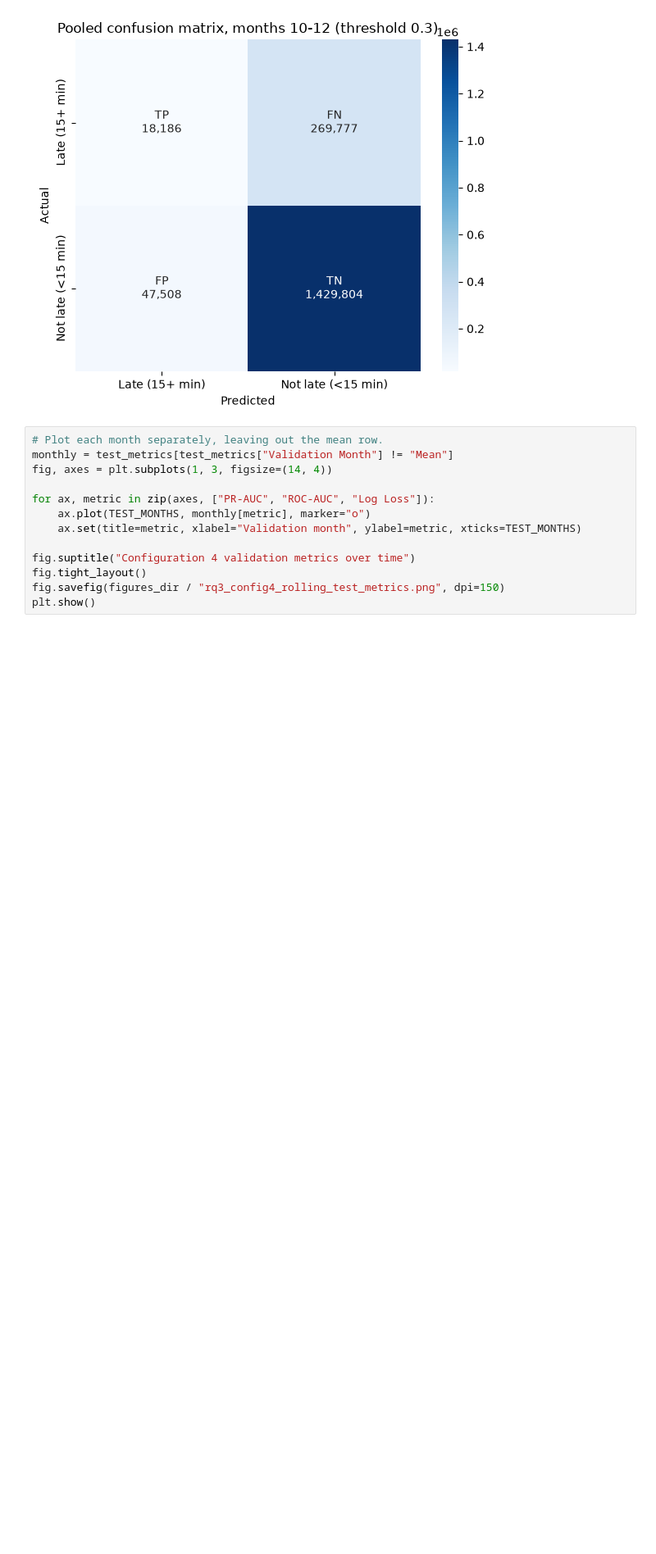
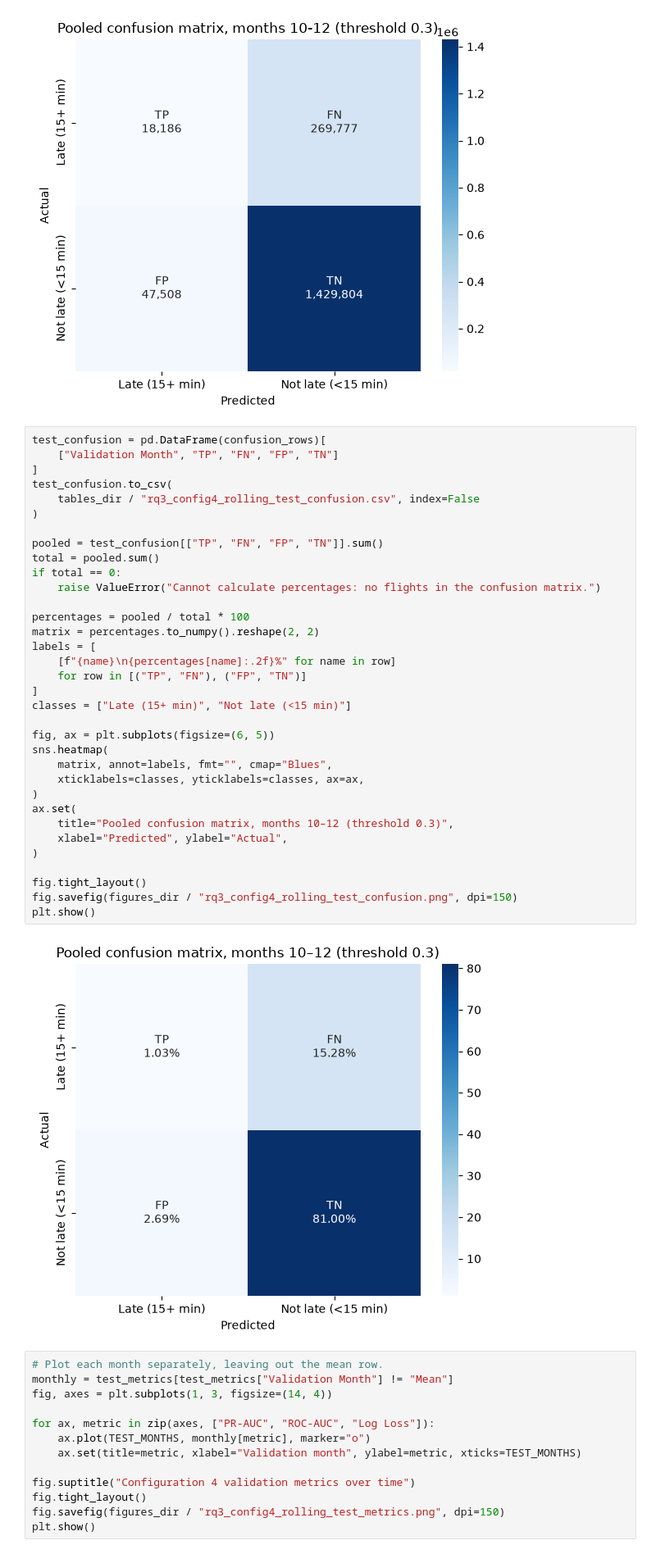
Before and after one commit to Smaash7/ComputationalToolsForDS, a Jupyter notebook: notebooks/04b_predicting_delays.ipynb, the cells around one changed output. Shown at 82% size. Cells and saved outputs as stored; diff of their text form; blank space fills up the shorter version.

```diff
--- a/notebooks/04b_predicting_delays.ipynb
+++ b/notebooks/04b_predicting_delays.ipynb
@@ -1037,6 +1037,42 @@ fig.savefig(figures_dir / "rq3_config4_rolling_test_confusion.png", dpi=150)
 plt.show()
 # %% [output]
 [figure]
+# %%
+test_confusion = pd.DataFrame(confusion_rows)[
+    ["Validation Month", "TP", "FN", "FP", "TN"]
+]
+test_confusion.to_csv(
+    tables_dir / "rq3_config4_rolling_test_confusion.csv", index=False
+)
+
+pooled = test_confusion[["TP", "FN", "FP", "TN"]].sum()
+total = pooled.sum()
+if total == 0:
+    raise ValueError("Cannot calculate percentages: no flights in the confusion matrix.")
+
+percentages = pooled / total * 100
+matrix = percentages.to_numpy().reshape(2, 2)
+labels = [
+    [f"{name}\n{percentages[name]:.2f}%" for name in row]
+    for row in [("TP", "FN"), ("FP", "TN")]
+]
+classes = ["Late (15+ min)", "Not late (<15 min)"]
+
+fig, ax = plt.subplots(figsize=(6, 5))
+sns.heatmap(
+    matrix, annot=labels, fmt="", cmap="Blues",
+    xticklabels=classes, yticklabels=classes, ax=ax,
+)
+ax.set(
+    title="Pooled confusion matrix, months 10–12 (threshold 0.3)",
+    xlabel="Predicted", ylabel="Actual",
+)
+
+fig.tight_layout()
+fig.savefig(figures_dir / "rq3_config4_rolling_test_confusion.png", dpi=150)
+plt.show()
+# %% [output]
+[figure, added]
 # %%
 # Plot each month separately, leaving out the mean row.
 monthly = test_metrics[test_metrics["Validation Month"] != "Mean"]
```
Also changed, not shown: 2 other files.
